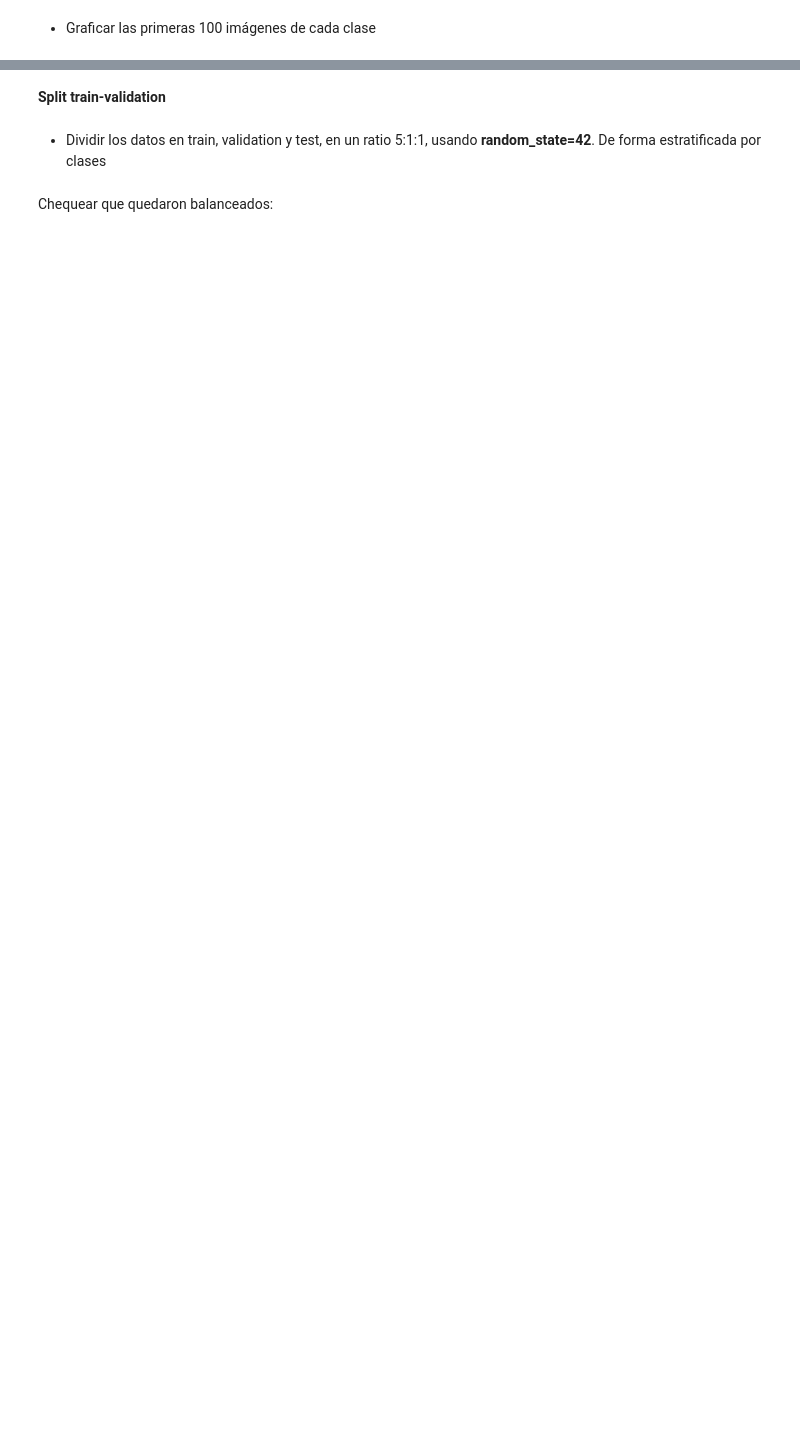
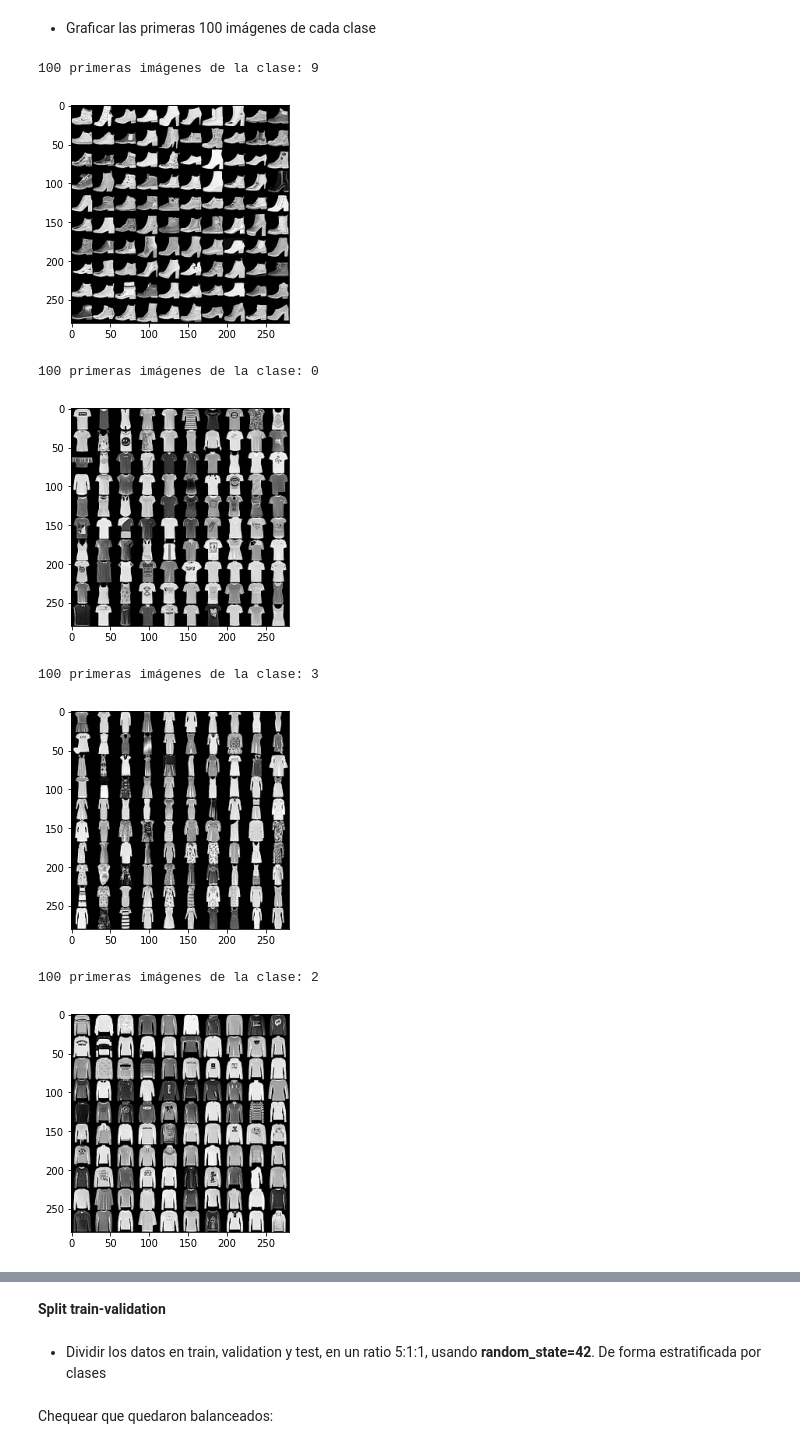
Before and after one commit to LuFernandez/neural-networks, a Jupyter notebook: naive_bayes_gaussiano.ipynb, the cells around one changed output, grey strips where cells are left out. Saved outputs shown, nothing was run; the diff lists cells and outputs as text; code cells hidden in the pictures; blank space fills up the shorter version.

```diff
--- a/naive_bayes_gaussiano.ipynb
+++ b/naive_bayes_gaussiano.ipynb
@@ -41,2 +81,25 @@ label_dict = {
 # %% [markdown]
 - Graficar las primeras 100 imágenes de cada clase
+# %%
+imgs_by_class = dict()
+for i in range(len(X[:2000])):
+  if y[i] in imgs_by_class:
+    imgs_by_class[y[i]] = np.concatenate((imgs_by_class[y[i]], np.array([X[i]])))
+  else:
+    imgs_by_class[y[i]] = np.array([X[i]])
+
+for index in imgs_by_class:
+  print("100 primeras imágenes de la clase:", index)
+  imgs_by_class[index] = imgs_by_class[index].reshape(-1, 28, 28)
+  result = gallery(imgs_by_class[index], 10, 10)
+  plt.imshow(result, cmap='gray')
+  plt.show()
+# %% [output]
+100 primeras imágenes de la clase: 9
+[figure, added]
+100 primeras imágenes de la clase: 0
+[figure, added]
+100 primeras imágenes de la clase: 3
+[figure, added]
+100 primeras imágenes de la clase: 2
+[figure, added]
```
Also changed, not shown: parts of 12 cells of this notebook.
